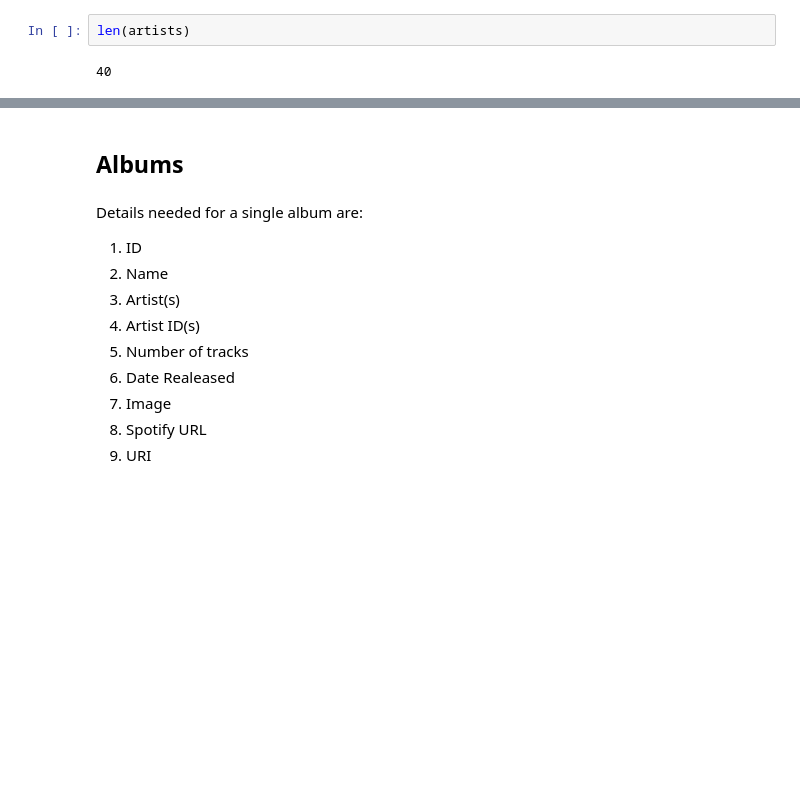
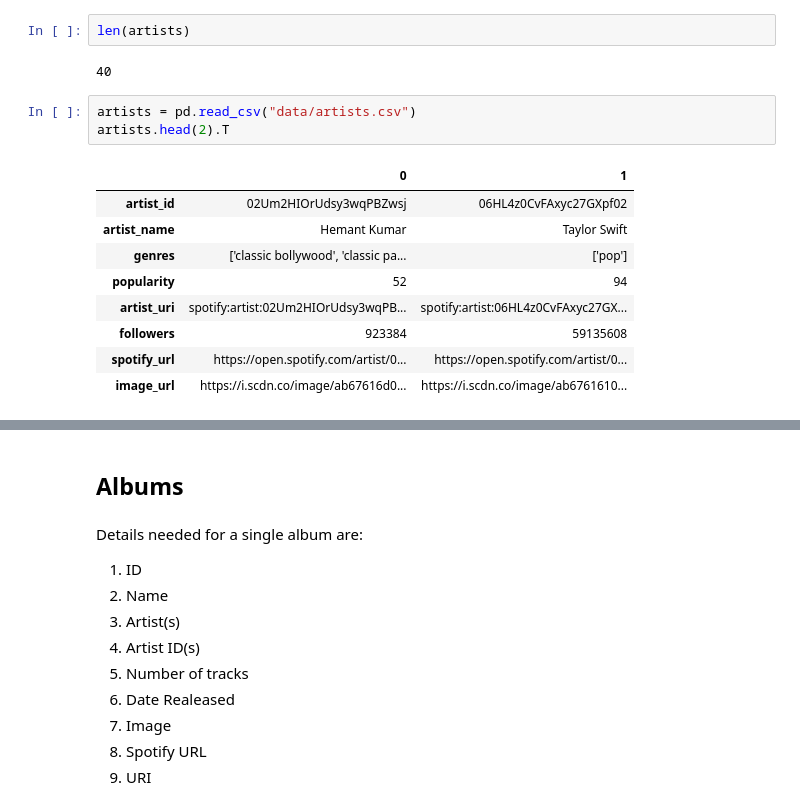
Before and after one commit to Hari31416/Music, a Jupyter notebook: Data_Collection/main.ipynb, the cells around one changed output, grey strips where cells are left out. Cells and saved outputs as stored; diff of their text form; blank space fills up the shorter version.

```diff
--- a/Data_Collection/main.ipynb
+++ b/Data_Collection/main.ipynb
@@ -94,3 +98,16 @@ artists.to_csv("data/artists.csv", index=False)
 len(artists)
 # %% [output]
 40
+# %%
+artists = pd.read_csv("data/artists.csv")
+artists.head(2).T
+# %% [output]
+|  | 0 | 1 |
+| artist_id | 02Um2HIOrUdsy3wqPBZwsj | 06HL4z0CvFAxyc27GXpf02 |
+| artist_name | Hemant Kumar | Taylor Swift |
+| genres | ['classic bollywood', 'classic pa... | ['pop'] |
+| popularity | 52 | 94 |
+| artist_uri | spotify:artist:02Um2HIOrUdsy3wqPB... | spotify:artist:06HL4z0CvFAxyc27GX... |
+| followers | 923384 | 59135608 |
+| spotify_url | https://open.spotify.com/artist/0... | https://open.spotify.com/artist/0... |
+| image_url | https://i.scdn.co/image/ab67616d0... | https://i.scdn.co/image/ab6761610... |
```
Also changed, not shown: parts of 25 cells of this notebook, 31 other files.
